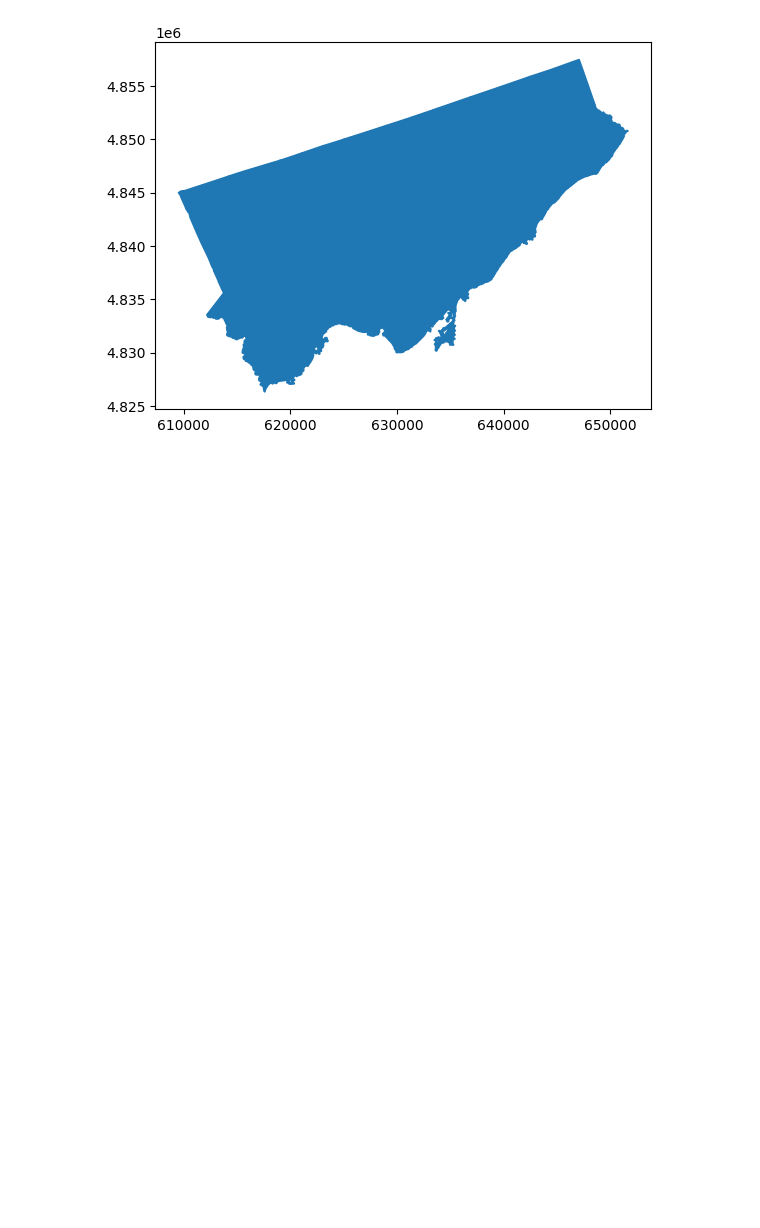
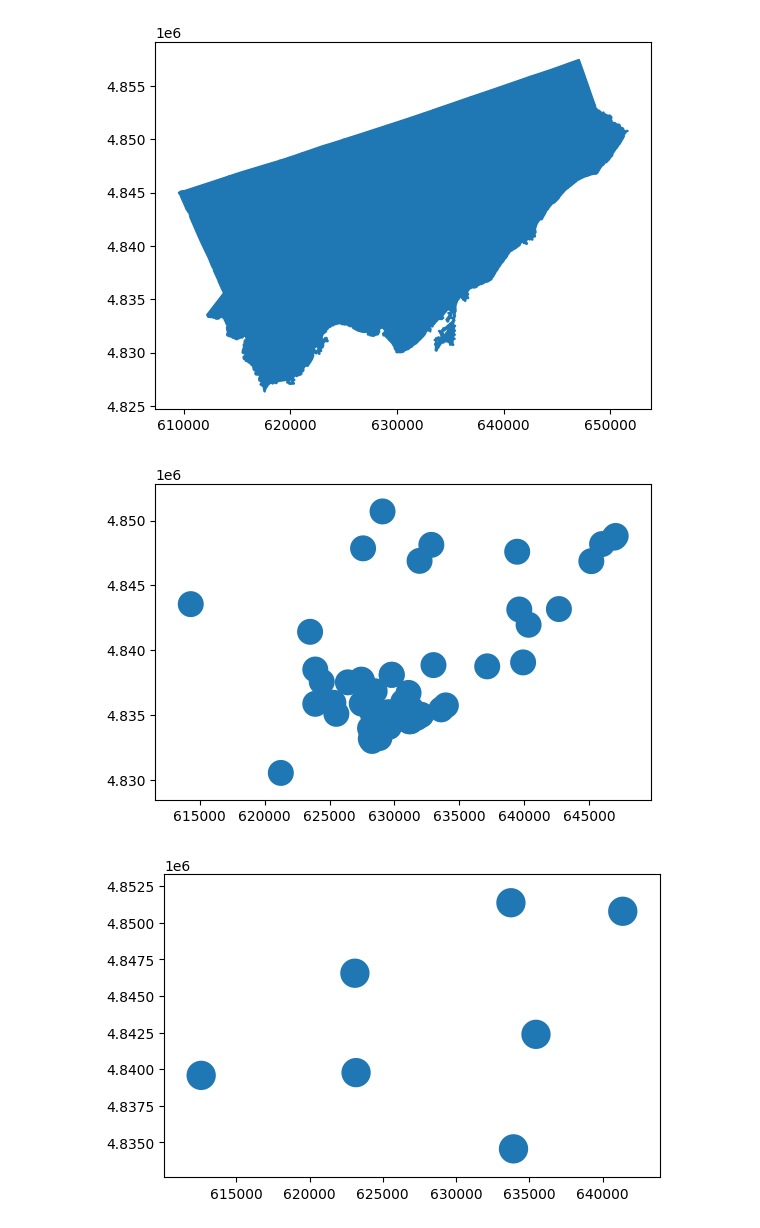
Before and after one commit to cghr-toronto/msa-2024-internship, a Jupyter notebook: experiments/basics.ipynb, the cells around one changed output. Cells and saved outputs as stored; diff of their text form; code cells hidden in the pictures; blank space fills up the shorter version.

```diff
--- a/experiments/basics.ipynb
+++ b/experiments/basics.ipynb
@@ -133,3 +133,15 @@ for list in gdf_list:
 # %% [output]
 [figure]
 [figure]
+# %%
+# Using a For Loop for every geodataframe in the dictionary
+for dict in gdf_dict.values():
+# Creating a 1000 metre buffer for every geodataframe in the dictionary
+    dict_buffers = dict.buffer(1000)
+# Display a spatial plot for the buffers applied to each dictionary item
+    dict_buffers.plot()
+# Saves the buffer geodataframe to the buffers folder
+    dict_buffers.to_file('data/buffers/dict_buffers.geojson', driver='GeoJSON')
+# %% [output]
+[figure, added]
+[figure, added]
```
Also changed, not shown: parts of 1 cell of this notebook, 1 other file.
